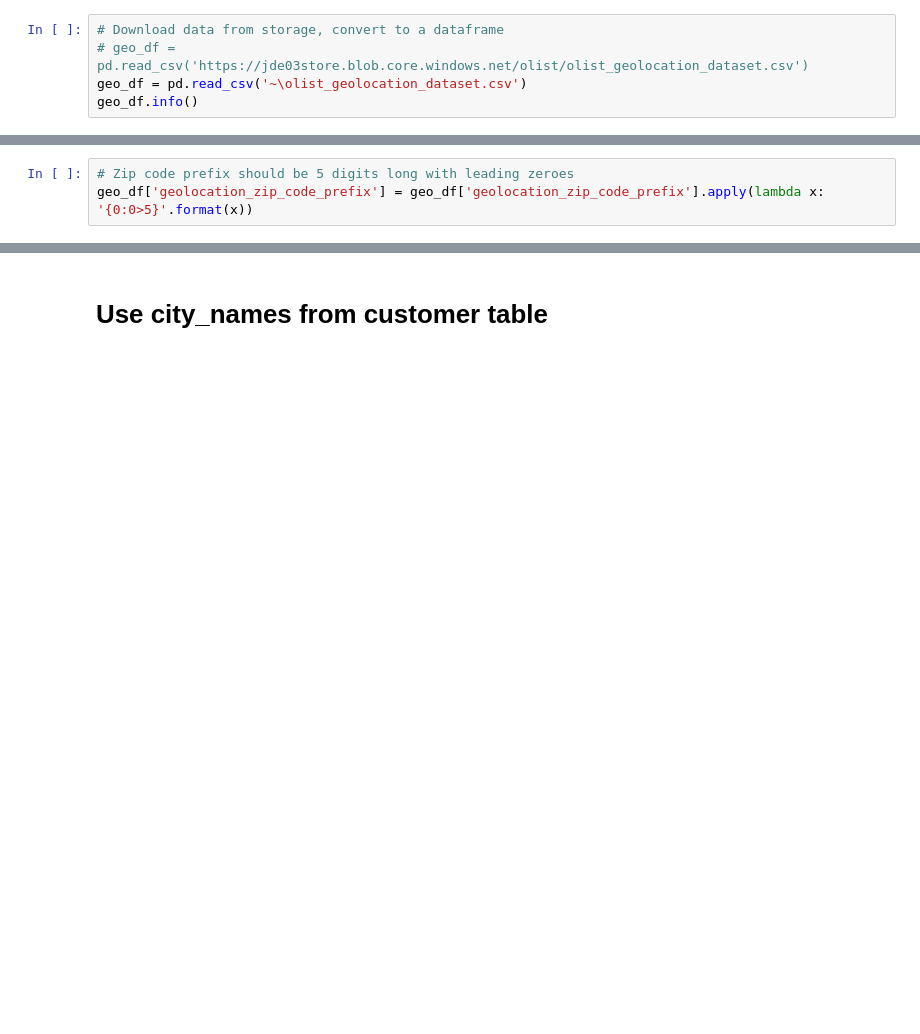
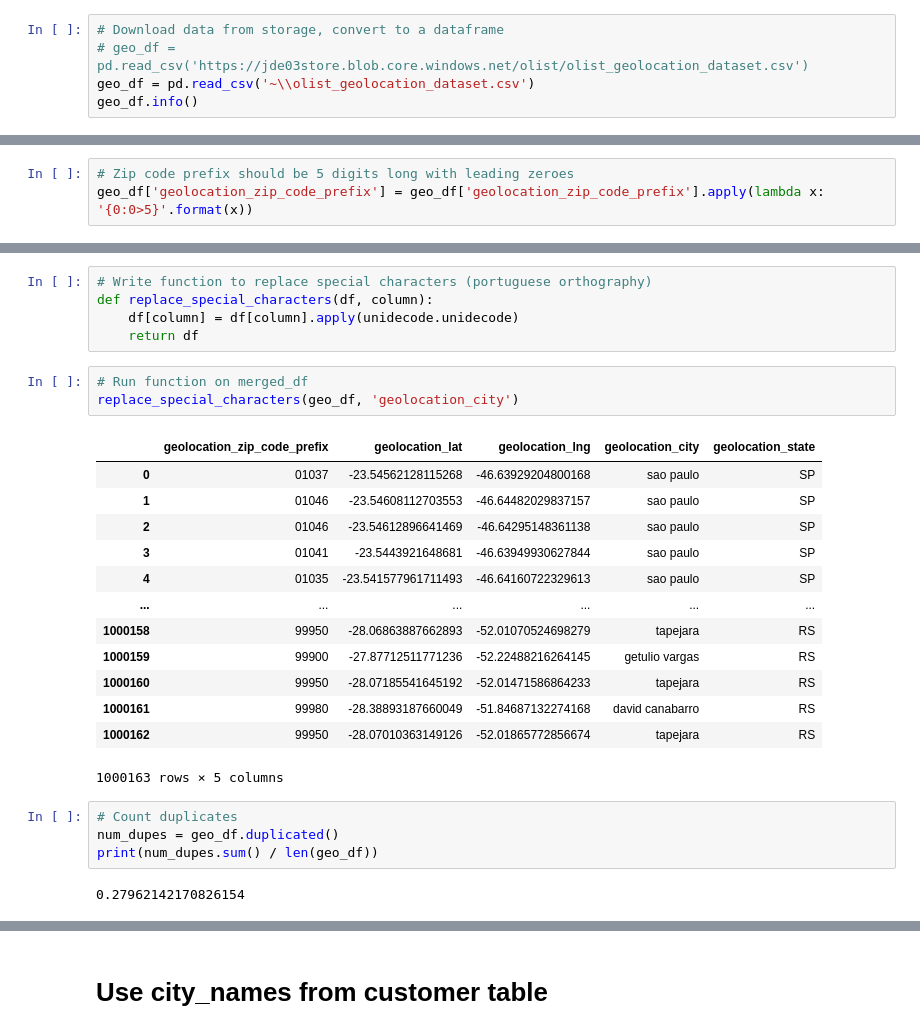
Before and after one commit to leepiau/jde03_olist, a Jupyter notebook: olist_geolocation.ipynb, the cells around one changed output, grey strips where cells are left out. Saved outputs shown, nothing was run; the diff lists cells and outputs as text; blank space fills up the shorter version.

```diff
--- a/olist_geolocation.ipynb
+++ b/olist_geolocation.ipynb
@@ -9,5 +10,5 @@ import unidecode
 # %%
 # Download data from storage, convert to a dataframe
 # geo_df = pd.read_csv('https://jde03store.blob.core.windows.net/olist/olist_geolocation_dataset.csv')
-geo_df = pd.read_csv('~\olist_geolocation_dataset.csv')
+geo_df = pd.read_csv('~\\olist_geolocation_dataset.csv')
 geo_df.info()
@@ -32,0 +72,28 @@ print(num_dupes.sum() / len(geo_df))
+# %%
+# Write function to replace special characters (portuguese orthography)
+def replace_special_characters(df, column):
+    df[column] = df[column].apply(unidecode.unidecode)
+    return df
+# %%
+# Run function on merged_df
+replace_special_characters(geo_df, 'geolocation_city')
+# %% [output]
+|  | geolocation_zip_code_prefix | geolocation_lat | geolocation_lng | geolocation_city | geolocation_state |
+| 0 | 01037 | -23.54562128115268 | -46.63929204800168 | sao paulo | SP |
+| 1 | 01046 | -23.54608112703553 | -46.64482029837157 | sao paulo | SP |
+| 2 | 01046 | -23.54612896641469 | -46.64295148361138 | sao paulo | SP |
+| 3 | 01041 | -23.5443921648681 | -46.63949930627844 | sao paulo | SP |
+| 4 | 01035 | -23.541577961711493 | -46.64160722329613 | sao paulo | SP |
+| ... | ... | ... | ... | ... | ... |
+| 1000158 | 99950 | -28.06863887662893 | -52.01070524698279 | tapejara | RS |
+| 1000159 | 99900 | -27.87712511771236 | -52.22488216264145 | getulio vargas | RS |
+| 1000160 | 99950 | -28.07185541645192 | -52.01471586864233 | tapejara | RS |
+| 1000161 | 99980 | -28.38893187660049 | -51.84687132274168 | david canabarro | RS |
+| 1000162 | 99950 | -28.07010363149126 | -52.01865772856674 | tapejara | RS |
+1000163 rows × 5 columns
+# %%
+# Count duplicates
+num_dupes = geo_df.duplicated()
+print(num_dupes.sum() / len(geo_df))
+# %% [output]
+0.27962142170826154
```
Also changed, not shown: parts of 45 cells of this notebook.
